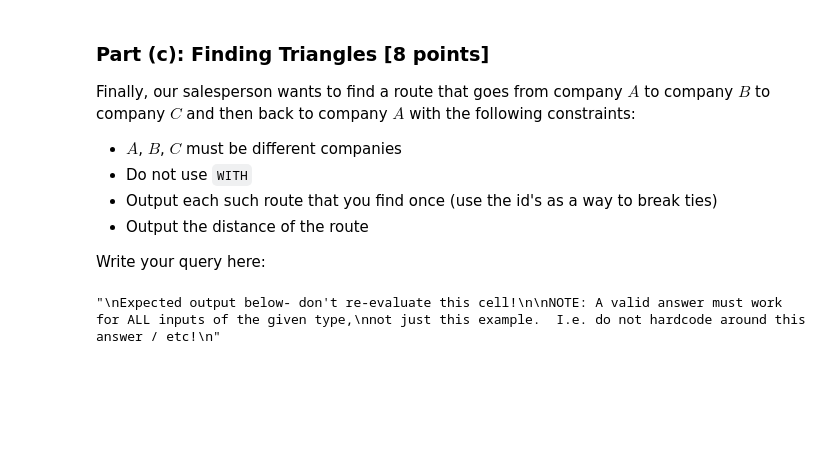
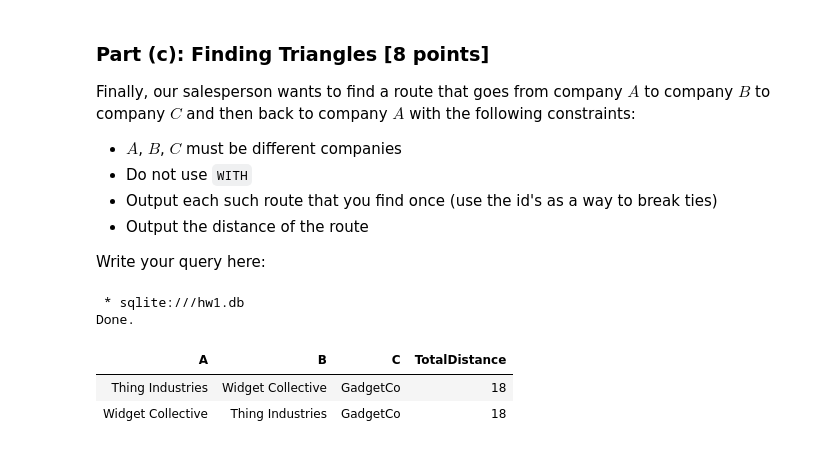
Before and after one commit to nathansu471/cs564, a Jupyter notebook: hw1/hw1.ipynb, the cells around one changed output. Cells and saved outputs as stored; diff of their text form; code cells hidden in the pictures; blank space fills up the shorter version.

```diff
--- a/hw1/hw1.ipynb
+++ b/hw1/hw1.ipynb
@@ -406,12 +448,14 @@ Finally, our salesperson wants to find a route that goes from company $A$ to com
 * Output the distance of the route
 
 Write your query here:
-# %%
-"""
-Expected output below- don't re-evaluate this cell!
-
-NOTE: A valid answer must work for ALL inputs of the given type,
-not just this example.  I.e. do not hardcode around this answer / etc!
-"""
-# %% [output]
-"\nExpected output below- don't re-evaluate this cell!\n\nNOTE: A valid answer must work for ALL inputs of the given type,\nnot just this example.  I.e. do not hardcode around this answer / etc!\n"
+# %%
+%%sql
+SELECT hop1.A, hop2.A AS "B", hop3.A AS "C", hop1.d + hop2.d + hop3.d as "TotalDistance"
+FROM streets AS "hop1" JOIN streets AS "hop2" ON hop1.B = hop2.A JOIN streets AS "hop3" ON hop2.B = hop3.A
+WHERE hop3.B = hop1.A AND hop1.id < hop2.id AND hop1.id < hop3.id
+# %% [output]
+ * sqlite:///hw1.db
+Done.
+| A | B | C | TotalDistance |
+| Thing Industries | Widget Collective | GadgetCo | 18 |
+| Widget Collective | Thing Industries | GadgetCo | 18 |
```
Also changed, not shown: parts of 6 cells of this notebook.
